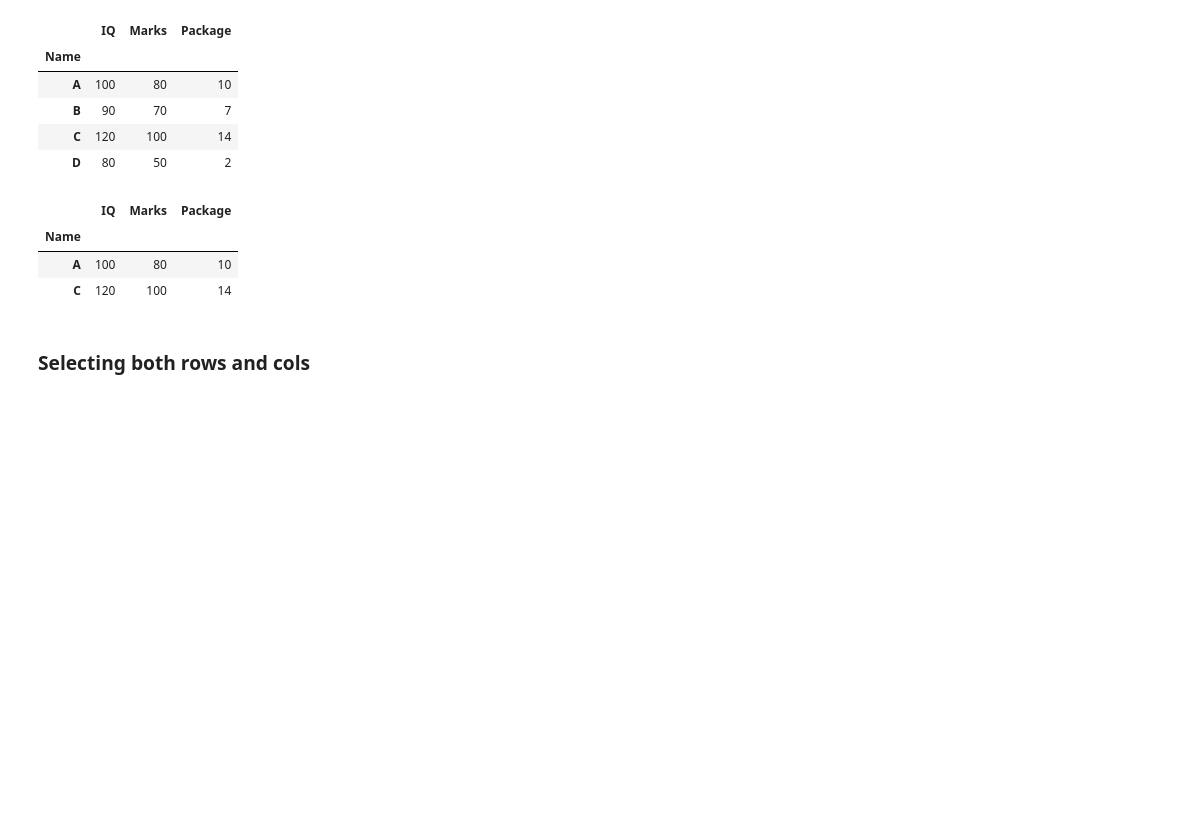
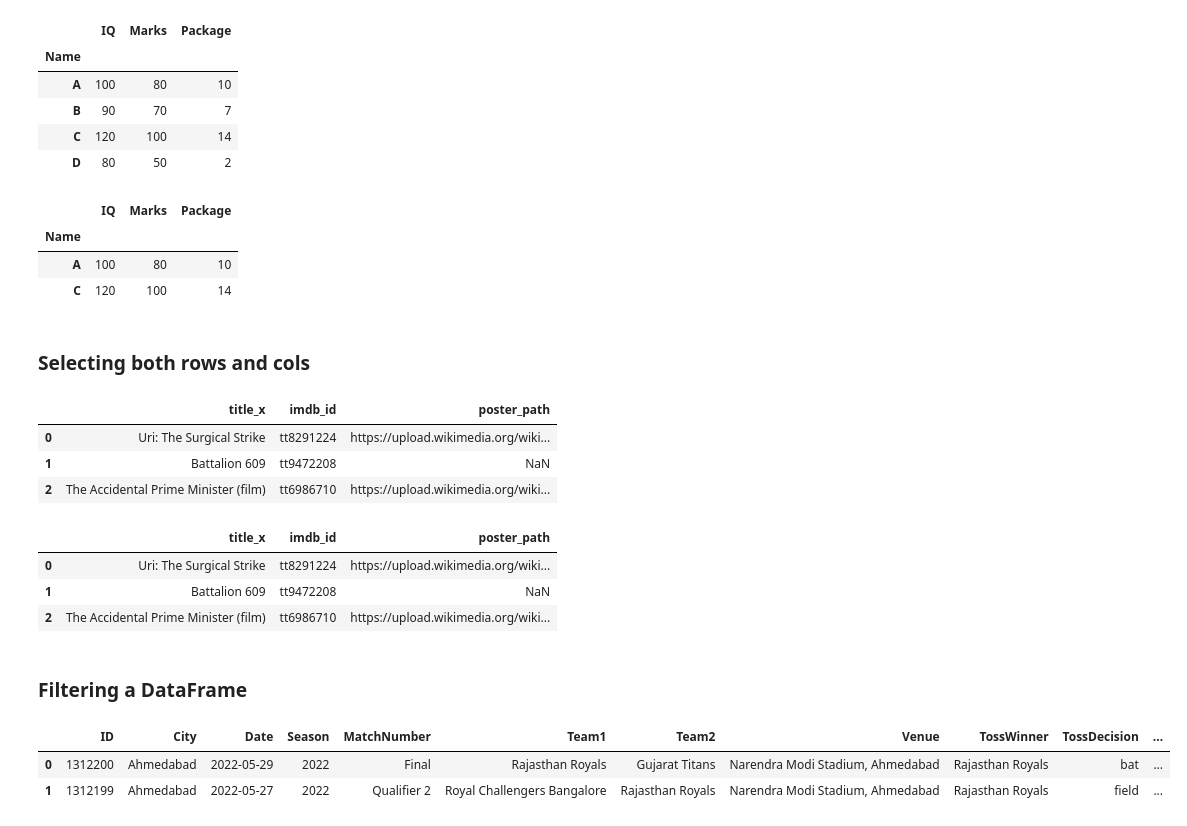
Before and after one commit to Maruf0275/Machine-Learning-Notes, a Jupyter notebook: Pandas/Pandas_Dataframe.ipynb, the cells around one changed output. Saved outputs shown, nothing was run; the diff lists cells and outputs as text; code cells hidden in the pictures; blank space fills up the shorter version.

```diff
--- a/Pandas/Pandas_Dataframe.ipynb
+++ b/Pandas/Pandas_Dataframe.ipynb
@@ -422,3 +422,25 @@ students.loc[['A','C']]
 | C | 120 | 100 | 14 |
 # %% [markdown]
 ### Selecting both rows and cols
+# %%
+movies.iloc[0:3,0:3]
+# %% [output]
+|  | title_x | imdb_id | poster_path |
+| 0 | Uri: The Surgical Strike | tt8291224 | https://upload.wikimedia.org/wiki... |
+| 1 | Battalion 609 | tt9472208 | NaN |
+| 2 | The Accidental Prime Minister (film) | tt6986710 | https://upload.wikimedia.org/wiki... |
+# %%
+movies.loc[0:2,'title_x':'poster_path']
+# %% [output]
+|  | title_x | imdb_id | poster_path |
+| 0 | Uri: The Surgical Strike | tt8291224 | https://upload.wikimedia.org/wiki... |
+| 1 | Battalion 609 | tt9472208 | NaN |
+| 2 | The Accidental Prime Minister (film) | tt6986710 | https://upload.wikimedia.org/wiki... |
+# %% [markdown]
+### Filtering a DataFrame
+# %%
+ipl.head(2)
+# %% [output]
+|  | ID | City | Date | Season | MatchNumber | Team1 | Team2 | Venue | TossWinner | TossDecision | ... |
+| 0 | 1312200 | Ahmedabad | 2022-05-29 | 2022 | Final | Rajasthan Royals | Gujarat Titans | Narendra Modi Stadium, Ahmedabad | Rajasthan Royals | bat | ... |
+| 1 | 1312199 | Ahmedabad | 2022-05-27 | 2022 | Qualifier 2 | Royal Challengers Bangalore | Rajasthan Royals | Narendra Modi Stadium, Ahmedabad | Rajasthan Royals | field | ... |
```
Also changed, not shown: parts of 7 cells of this notebook.
